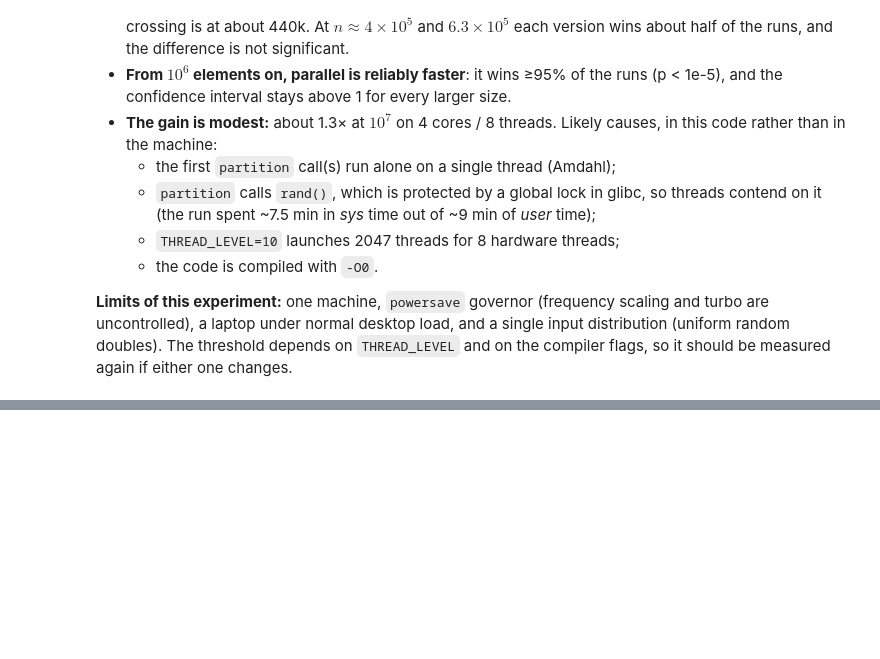
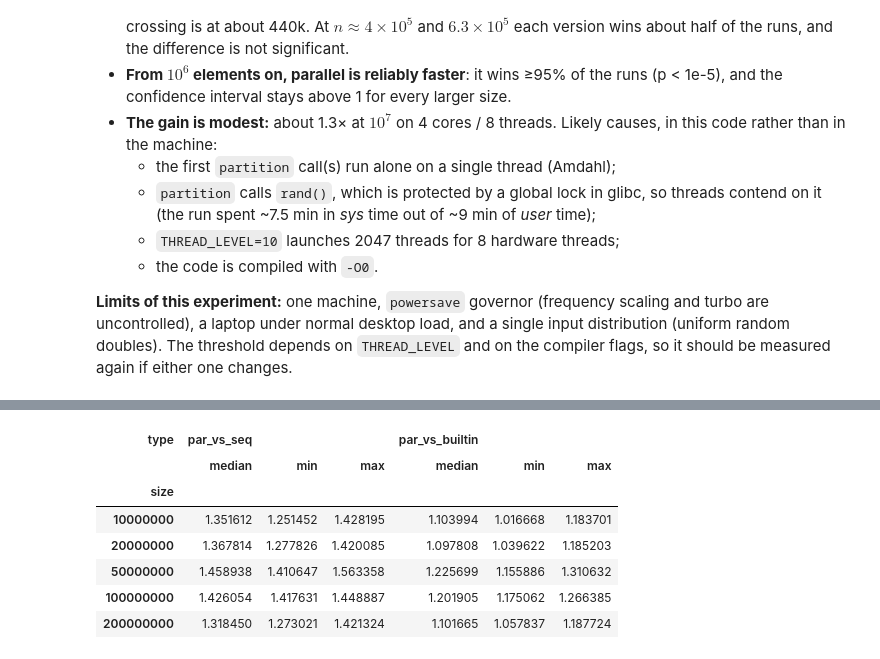
Before and after one commit to rabio10/M2R-ParallelQuicksort, a Jupyter notebook: analysis_yassine.ipynb, the cells around one changed output, grey strips where cells are left out. Cells and saved outputs as stored; diff of their text form; code cells hidden in the pictures; blank space fills up the shorter version.

```diff
--- a/analysis_yassine.ipynb
+++ b/analysis_yassine.ipynb
@@ -158,0 +214,15 @@ Max median speed-up observed: 1.31x at n = 10,000,000
+# %%
+wl = dl.pivot_table(index=["run", "size"], columns="type", values="time").reset_index()
+wl["par_vs_seq"] = wl.Sequential / wl.Parallel
+wl["par_vs_builtin"] = wl["Built-in"] / wl.Parallel
+spl = wl.groupby("size")[["par_vs_seq", "par_vs_builtin"]].agg(["median", "min", "max"])
+spl
+# %% [output]
+| type | par_vs_seq |  |  | par_vs_builtin |  |  |
+|  | median | min | max | median | min | max |
+| size |  |  |  |  |  |  |
+| 10000000 | 1.351612 | 1.251452 | 1.428195 | 1.103994 | 1.016668 | 1.183701 |
+| 20000000 | 1.367814 | 1.277826 | 1.420085 | 1.097808 | 1.039622 | 1.185203 |
+| 50000000 | 1.458938 | 1.410647 | 1.563358 | 1.225699 | 1.155886 | 1.310632 |
+| 100000000 | 1.426054 | 1.417631 | 1.448887 | 1.201905 | 1.175062 | 1.266385 |
+| 200000000 | 1.318450 | 1.273021 | 1.421324 | 1.101665 | 1.057837 | 1.187724 |
```
Also changed, not shown: parts of 7 cells of this notebook, 4 other files.
